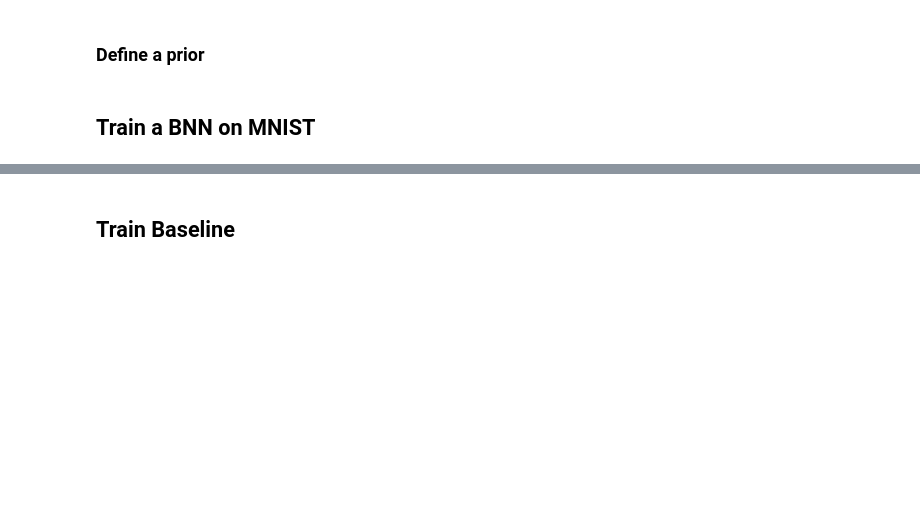
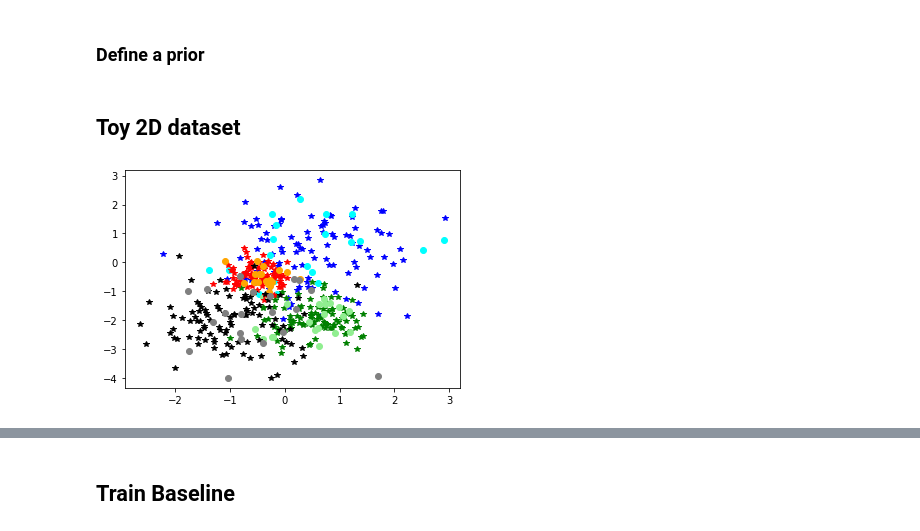
Before and after one commit to SergioAlvarezB/calibration-normalizing-flows, a Jupyter notebook: notebooks/BNN-BayesBackprop.ipynb, the cells around one changed output, grey strips where cells are left out. Cells and saved outputs as stored; diff of their text form; code cells hidden in the pictures; blank space fills up the shorter version.

```diff
--- a/notebooks/BNN-BayesBackprop.ipynb
+++ b/notebooks/BNN-BayesBackprop.ipynb
@@ -183,2 +411,0 @@ N = torch.Tensor([len(train_mnist_dataset)]).to(dev)
-# %% [markdown]
-## Train a BNN on MNIST
@@ -195,0 +412,13 @@ CE = torch.nn.CrossEntropyLoss(reduction='sum')
+# %% [markdown]
+## Toy 2D dataset
+# %%
+N = 400  # Samples to use
+
+(X_tr, Y_tr), (X_te, Y_te) = toy_dataset(N=N)
+
+N_tr = X_tr.shape[0]
+N_te = X_te.shape[0]
+# %%
+plot_toy_dataset((X_tr, Y_tr), (X_te, Y_te))
+# %% [output]
+[figure, added]
```
Also changed, not shown: parts of 26 cells of this notebook, 2 other files.
